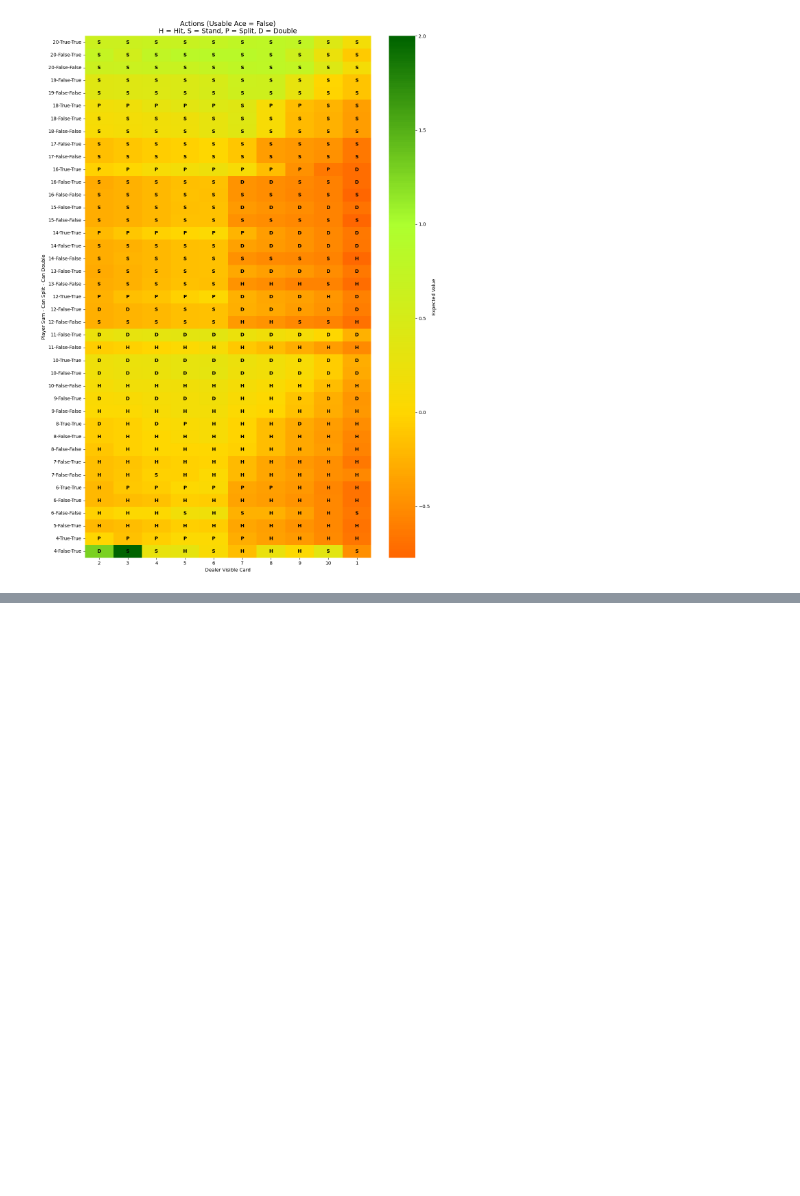
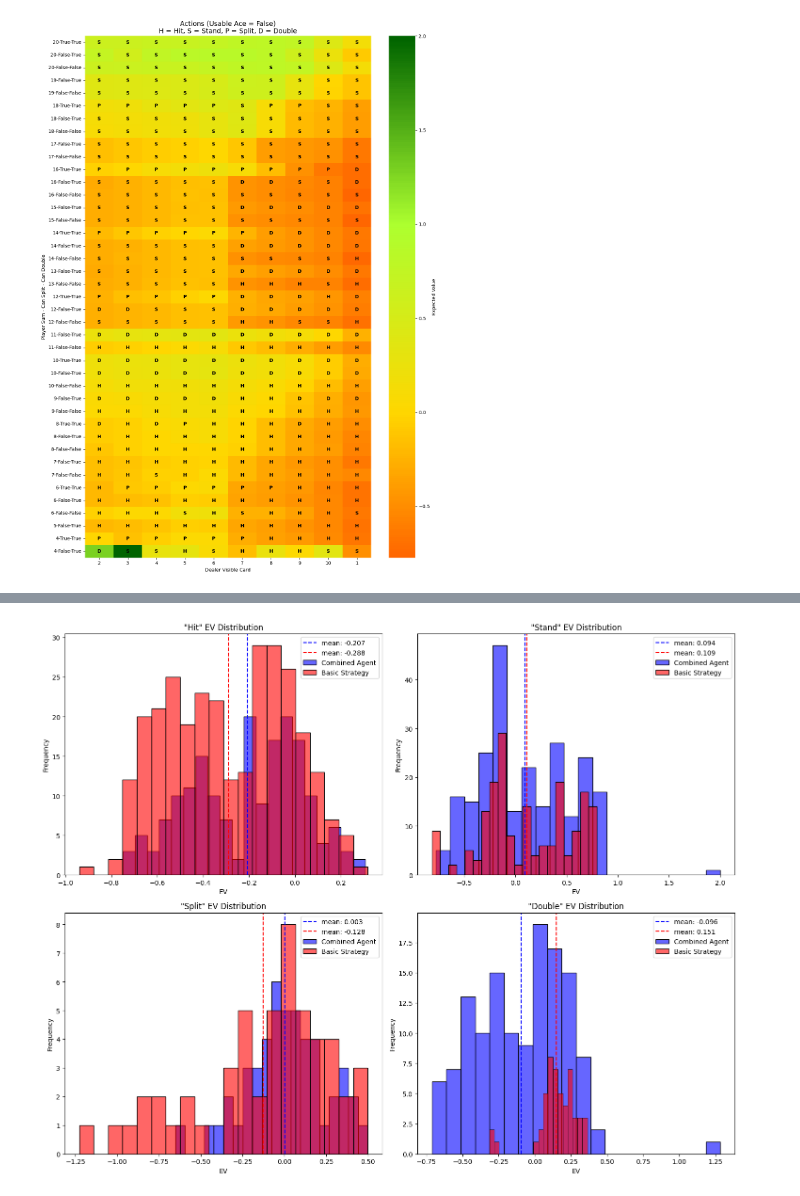
Before and after one commit to BorgXQ/blackjack-optimizer, a Jupyter notebook: analysis.ipynb, the cells around one changed output, grey strips where cells are left out. Saved outputs shown, nothing was run; the diff lists cells and outputs as text; code cells hidden in the pictures; blank space fills up the shorter version.

```diff
--- a/analysis.ipynb
+++ b/analysis.ipynb
@@ -482,0 +659,27 @@ SOURCE
+# %%
+actions = ["Hit", "Stand", "Split", "Double"]
+fig, axes = plt.subplots(2, 2, figsize=(15, 12))
+
+for ax, action in zip(axes.flatten(), actions):
+    cm_df = merged_cleaned_df[merged_cleaned_df["best_action"] == action].copy()
+    bs_df = bs_merged_df[bs_merged_df["best_action"] == action].copy()
+
+    # Plot histograms with seaborn
+    sns.histplot(cm_df["ev"], bins=20, alpha=0.6, color="blue", label="Combined Agent", ax=ax)
+    sns.histplot(bs_df["ev"], bins=20, alpha=0.6, color="red", label="Basic Strategy", ax=ax)
+
+    # Labels and titles
+    ax.set_xlabel("EV")
+    ax.set_ylabel("Frequency")
+    ax.set_title(f'"{action}" EV Distribution')
+
+    # Means
+    ax.axvline(cm_df["ev"].mean(), color="blue", linestyle="--", label=f'mean: {cm_df["ev"].mean():.3f}')
+    ax.axvline(bs_df["ev"].mean(), color="red", linestyle="--", label=f'mean: {bs_df["ev"].mean():.3f}')
+
+    ax.legend()
+
+plt.tight_layout()
+plt.show()
+# %% [output]
+[figure, added]
```
Also changed, not shown: parts of 9 cells of this notebook.
